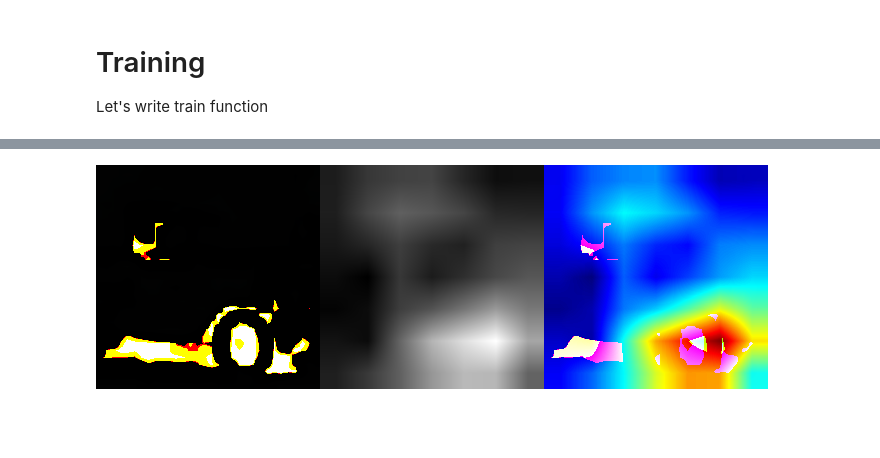
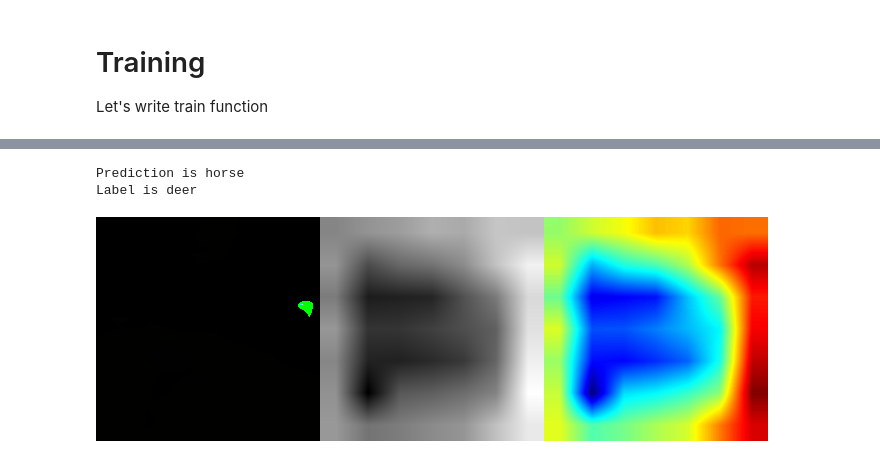
Before and after one commit to ankurneo/EVA, a Jupyter notebook: CIFAR_GradCam.ipynb, the cells around one changed output, grey strips where cells are left out. Saved outputs shown, nothing was run; the diff lists cells and outputs as text; code cells hidden in the pictures; blank space fills up the shorter version.

```diff
--- a/CIFAR_GradCam.ipynb
+++ b/CIFAR_GradCam.ipynb
@@ -343,6 +135,6 @@ def main(EPOCHS, model, device, train_loader, test_loader, optimizer, L1):
 # %%
-EPOCHS = 1
-model =  ResNet18().to(device)
+# Load train and test model
+EPOCHS = 20
 optimizer = optim.SGD(model.parameters(), lr=0.01, momentum=0.9)
 criterion = nn.CrossEntropyLoss()
 l1reg = False
@@ -372,31 +164,3 @@ plot_train_vs_test_accuracy(EPOCHS, train_acc, test_acc)
-# %%
-def view_misclassified_images(model, device, dataset, classes):
-  misclassified_images = []
-
-  for images, labels in dataset:
-            images, labels = images.to(device), labels.to(device)
-            outputs = model(images)
-            _, predicted = torch.max(outputs.data, 1)
-            for i in range(len(labels)):
-              if(len(misclassified_images)<20 and predicted[i]!=labels[i]):
-                misclassified_images.append([images[i],predicted[i],labels[i]])
-            if(len(misclassified_images)>20):
-              break
-
-
-  fig = plt.figure(figsize = (8,8))
-  for i in range(20):
-        sub = fig.add_subplot(5, 5, i+1)
-        #imshow(misclassified_images[i][0].cpu())
-        img = misclassified_images[i][0].cpu()
-        img = img / 2 + 0.5
-        npimg = img.numpy()
-        plt.imshow(np.transpose(npimg,(1, 2, 0)),interpolation='none')
-
-        sub.set_title("P={}, A={}".format(str(classes[misclassified_images[i][1].data.cpu().numpy()]),str(classes[misclassified_images[i][2].data.cpu().numpy()])))
-
-  plt.tight_layout()
-  return misclassified_images
 # %%
 misclassified_images = view_misclassified_images(model, device, testloader, classes)
 # %% [output]
@@ -444,6 +208,7 @@ from PIL import Image
 #image_url = "https://th.bing.com/th/id/R.94b33a074b9ceeb27b1c7fba0f66db74?rik=wN27mvigyFlXGg&riu=http%3a%2f%2fimages5.fanpop.com%2fimage%2fphotos%2f31400000%2fBear-Wallpaper-bears-31446777-1600-1200.jpg&ehk=oD0JPpRVTZZ6yizZtGQtnsBGK2pAap2xv3sU3A4bIMc%3d&risl=&pid=ImgRaw&r=0"
 #img = np.array(Image.open(requests.get(image_url, stream=True).raw))
 k=10
+model = models.resnet18(pretrained=True)
 prediction = misclassified_images[k][1].data.cpu().numpy()
 label = misclassified_images[k][2].data.cpu().numpy()
 print("Prediction is", classes[prediction])
@@ -486 +252,3 @@ Label is car
+Prediction is horse
+Label is deer
-[figure, old version]
+[figure, new version]
```
Also changed, not shown: parts of 25 cells of this notebook.
